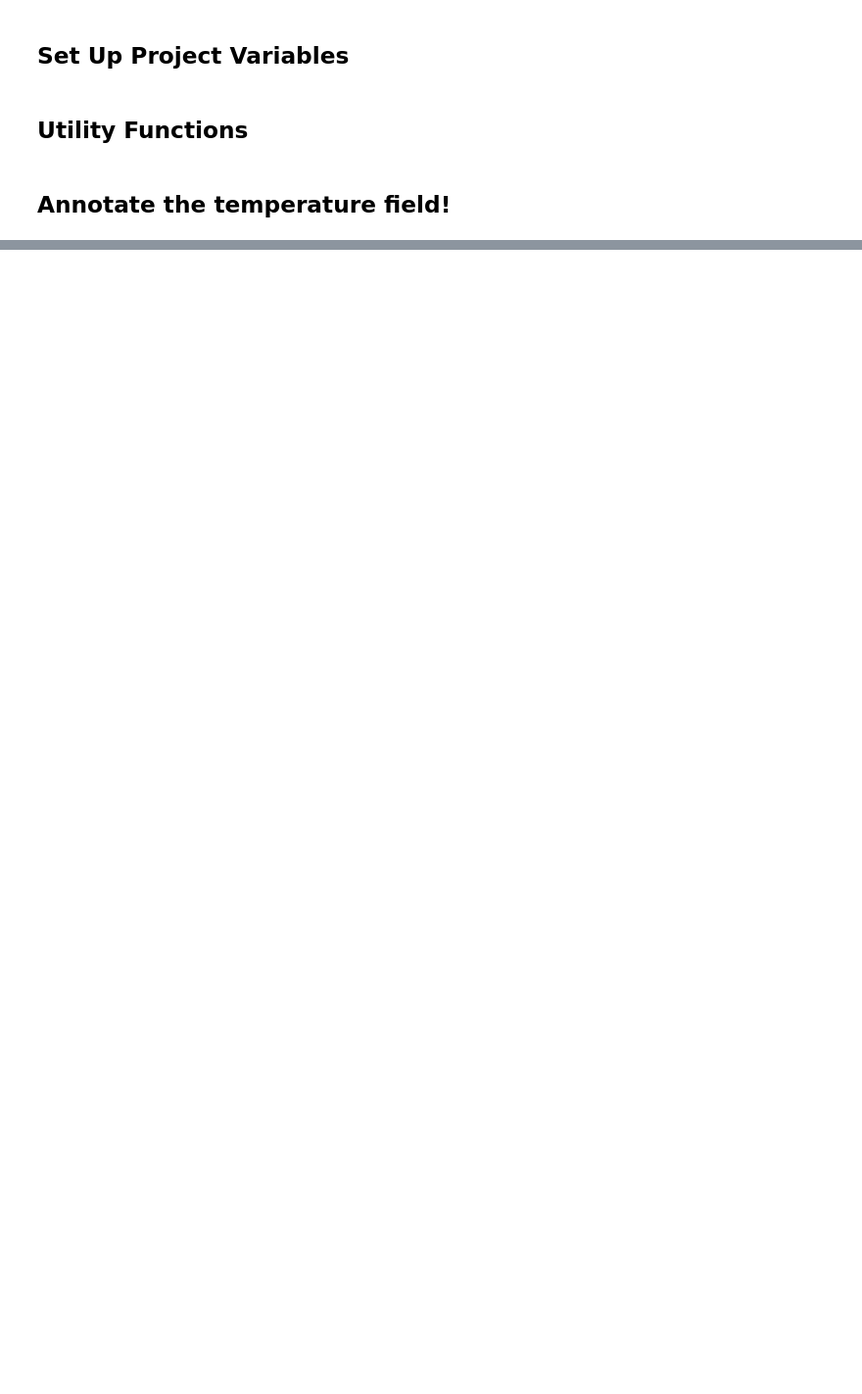
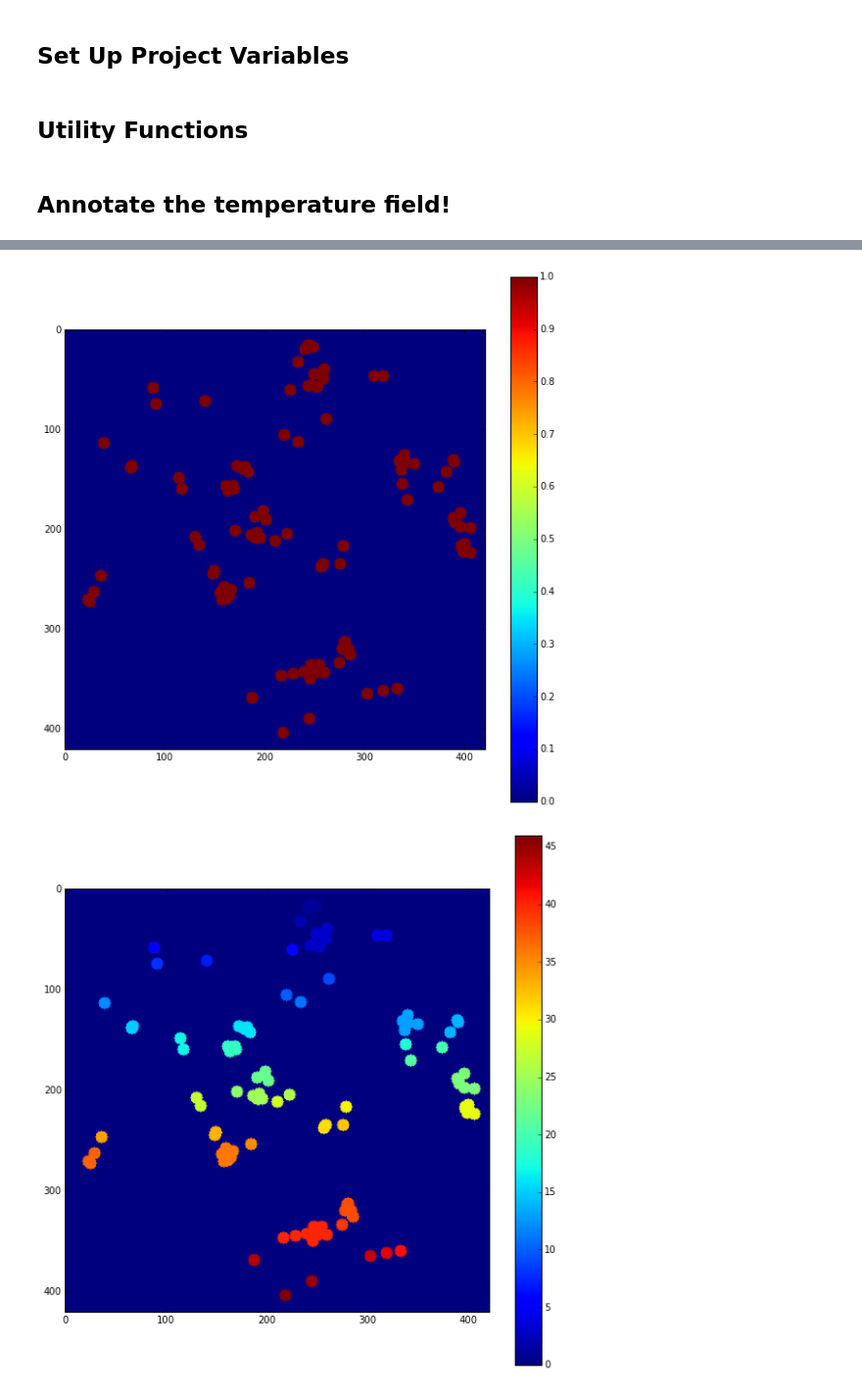
Before and after one commit to rachellevanger/image-tda-rayleigh-benard-convection, a Jupyter notebook: for_paper/AnnotateTemperatureField.ipynb, the cells around one changed output, grey strips where cells are left out. Shown at 98% size. Cells and saved outputs as stored; diff of their text form; code cells hidden in the pictures; blank space fills up the shorter version.

```diff
--- a/for_paper/AnnotateTemperatureField.ipynb
+++ b/for_paper/AnnotateTemperatureField.ipynb
@@ -193,0 +205,37 @@ for defect_type in colors.keys():
+# %%
+
+## GET DEFECT CLUSTERS
+# Dilate nonzero topological defects by radius
+
+td_classify = im.orientation_fields[sigma].topological_defects.astype(np.int)
+td_points = (td_classify != 0).astype(np.int)
+td_clusters = morphology.binary_dilation(td_points, morphology.disk(6))
+
+plt.imshow(td_clusters)
+plt.colorbar()
+plt.show()
+
+## IDENTIFY DEFECTS
+# Make the master list of defects
+all_defects = []
+
+# Label the clusters and get the list of labels
+defect_components = measure.label(td_clusters, background=0)+1
+component_list = np.unique(defect_components)
+component_list = list(set(component_list))
+
+plt.imshow(defect_components)
+plt.colorbar()
+plt.show()
+
+# Loop through each component and count how many topological defects are in each
+for component in component_list:
+    if component > 0:
+        # Get binary matrix for this component
+        this_component = (defect_components == component)
+
+        num_tds = np.sum(np.multiply(this_component, td_points))
+        print (component, num_tds)
+# %% [output]
+[figure, added]
+[figure, added]
```
Also changed, not shown: parts of 5 cells of this notebook.
